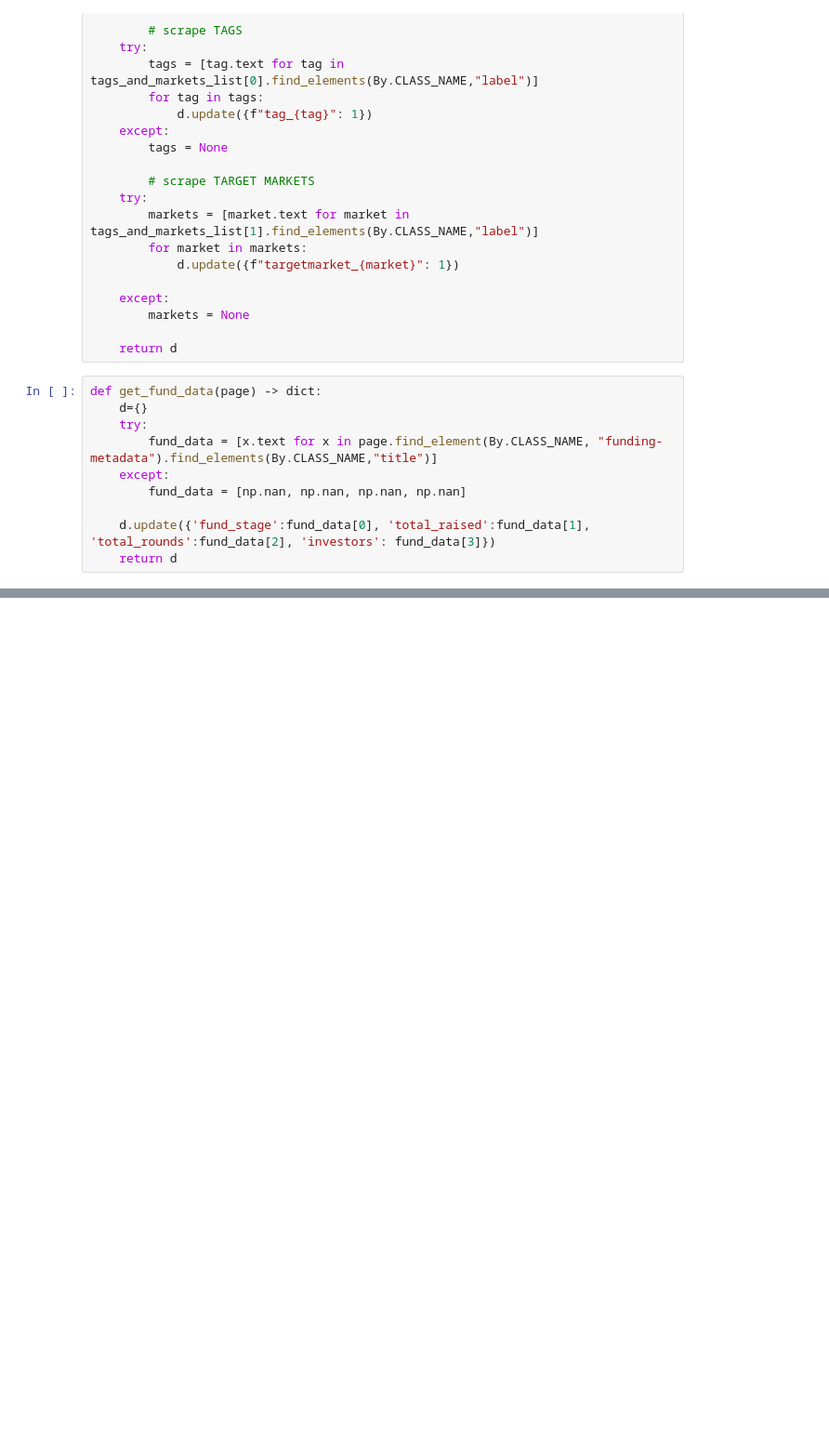
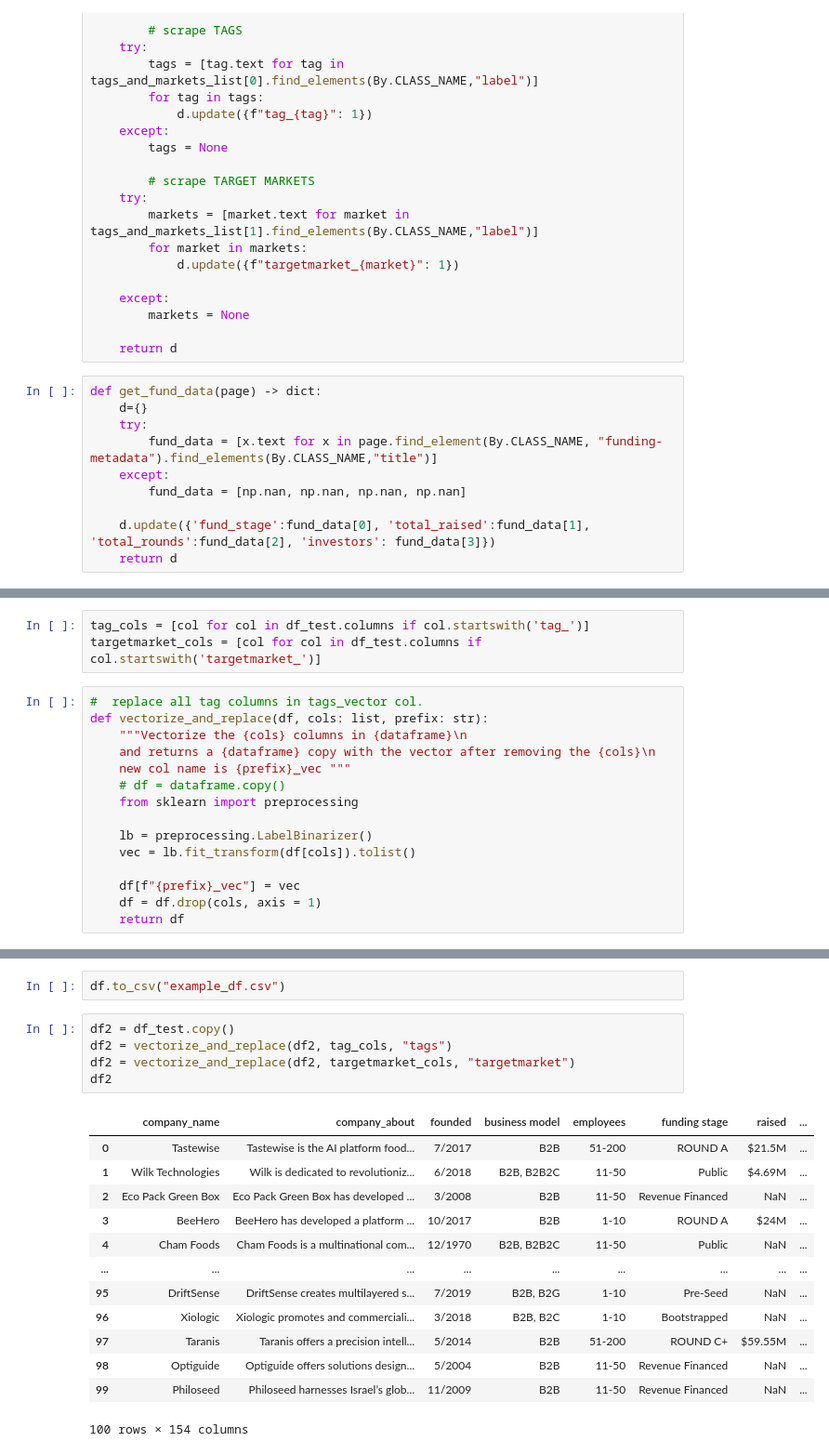
Before and after one commit to matanini/startup_classifier, a Jupyter notebook: data-scrap.ipynb, the cells around one changed output, grey strips where cells are left out. Shown at 93% size. Saved outputs shown, nothing was run; the diff lists cells and outputs as text; blank space fills up the shorter version.

```diff
--- a/data-scrap.ipynb
+++ b/data-scrap.ipynb
@@ -187 +272,19 @@ Driver [C:\Users\matan\.wdm\drivers\geckodriver\win64\v0.31.0\geckodriver.exe] f
+# %%
+tag_cols = [col for col in df_test.columns if col.startswith('tag_')]
+targetmarket_cols = [col for col in df_test.columns if col.startswith('targetmarket_')]
+# %%
+#  replace all tag columns in tags_vector col.
+def vectorize_and_replace(df, cols: list, prefix: str):
+    """Vectorize the {cols} columns in {dataframe}\n
+    and returns a {dataframe} copy with the vector after removing the {cols}\n
+    new col name is {prefix}_vec """
+    # df = dataframe.copy()
+    from sklearn import preprocessing
+
+    lb = preprocessing.LabelBinarizer()
+    vec = lb.fit_transform(df[cols]).tolist()
+
+    df[f"{prefix}_vec"] = vec
+    df = df.drop(cols, axis = 1)
+    return df
 # %%
@@ -201,0 +298,21 @@ Length: 97, dtype: object
+# %%
+df.to_csv("example_df.csv")
+# %%
+df2 = df_test.copy()
+df2 = vectorize_and_replace(df2, tag_cols, "tags")
+df2 = vectorize_and_replace(df2, targetmarket_cols, "targetmarket")
+df2
+# %% [output]
+|  | company_name | company_about | founded | business model | employees | funding stage | raised | ... |
+| 0 | Tastewise | Tastewise is the AI platform food... | 7/2017 | B2B | 51-200 | ROUND A | $21.5M | ... |
+| 1 | Wilk Technologies | Wilk is dedicated to revolutioniz... | 6/2018 | B2B, B2B2C | 11-50 | Public | $4.69M | ... |
+| 2 | Eco Pack Green Box | Eco Pack Green Box has developed ... | 3/2008 | B2B | 11-50 | Revenue Financed | NaN | ... |
+| 3 | BeeHero | BeeHero has developed a platform ... | 10/2017 | B2B | 1-10 | ROUND A | $24M | ... |
+| 4 | Cham Foods | Cham Foods is a multinational com... | 12/1970 | B2B, B2B2C | 11-50 | Public | NaN | ... |
+| ... | ... | ... | ... | ... | ... | ... | ... | ... |
+| 95 | DriftSense | DriftSense creates multilayered s... | 7/2019 | B2B, B2G | 1-10 | Pre-Seed | NaN | ... |
+| 96 | Xiologic | Xiologic promotes and commerciali... | 3/2018 | B2B, B2C | 1-10 | Bootstrapped | NaN | ... |
+| 97 | Taranis | Taranis offers a precision intell... | 5/2014 | B2B | 51-200 | ROUND C+ | $59.55M | ... |
+| 98 | Optiguide | Optiguide offers solutions design... | 5/2004 | B2B | 11-50 | Revenue Financed | NaN | ... |
+| 99 | Philoseed | Philoseed harnesses Israel’s glob... | 11/2009 | B2B | 11-50 | Revenue Financed | NaN | ... |
+100 rows × 154 columns
```
Also changed, not shown: parts of 19 cells of this notebook, 4 other files.
